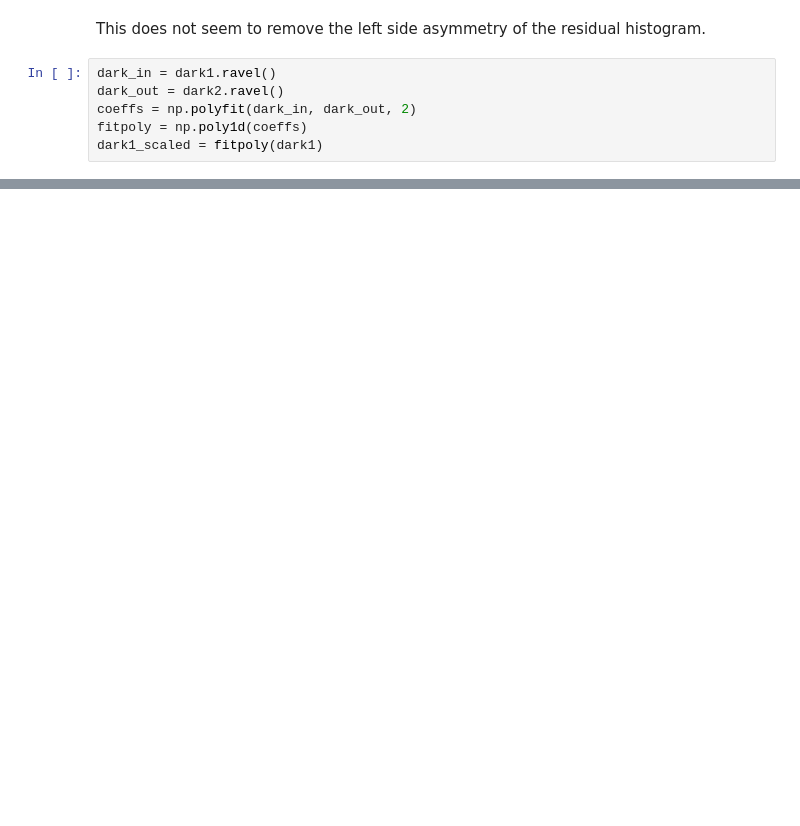
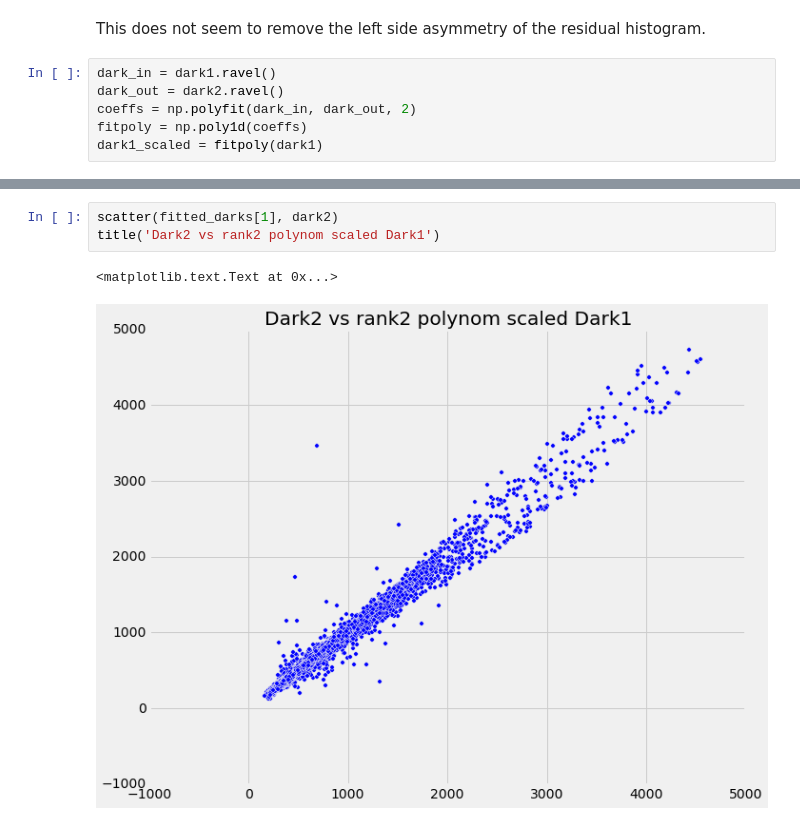
Before and after one commit to michaelaye/iuvs, a Jupyter notebook: notebooks/dark_linear_scaling.ipynb, the cells around one changed output, grey strips where cells are left out. Cells and saved outputs as stored; diff of their text form; blank space fills up the shorter version.

```diff
--- a/notebooks/dark_linear_scaling.ipynb
+++ b/notebooks/dark_linear_scaling.ipynb
@@ -169,0 +217,6 @@ colorbar(orientation='horizontal')
+# %%
+scatter(fitted_darks[1], dark2)
+title('Dark2 vs rank2 polynom scaled Dark1')
+# %% [output]
+<matplotlib.text.Text at 0x...>
+[figure, added]
```
Also changed, not shown: parts of 28 cells of this notebook, 1 other file.
